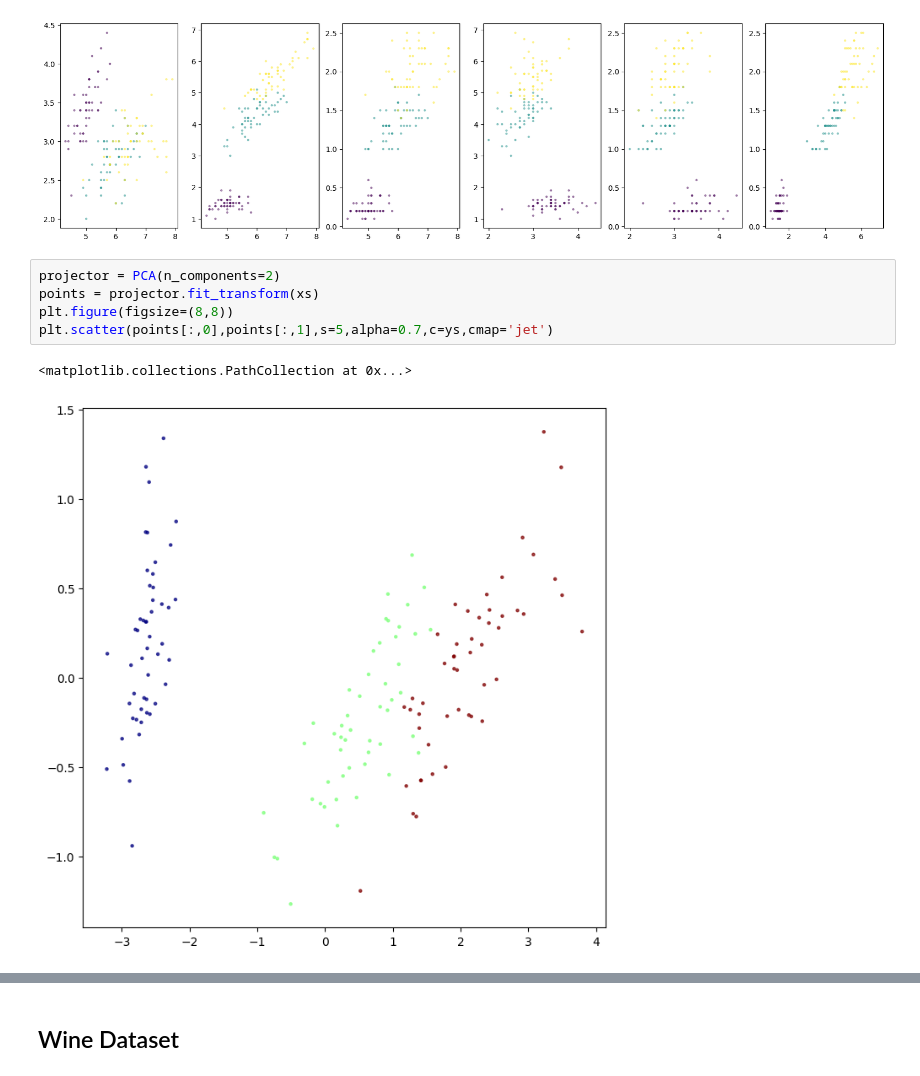
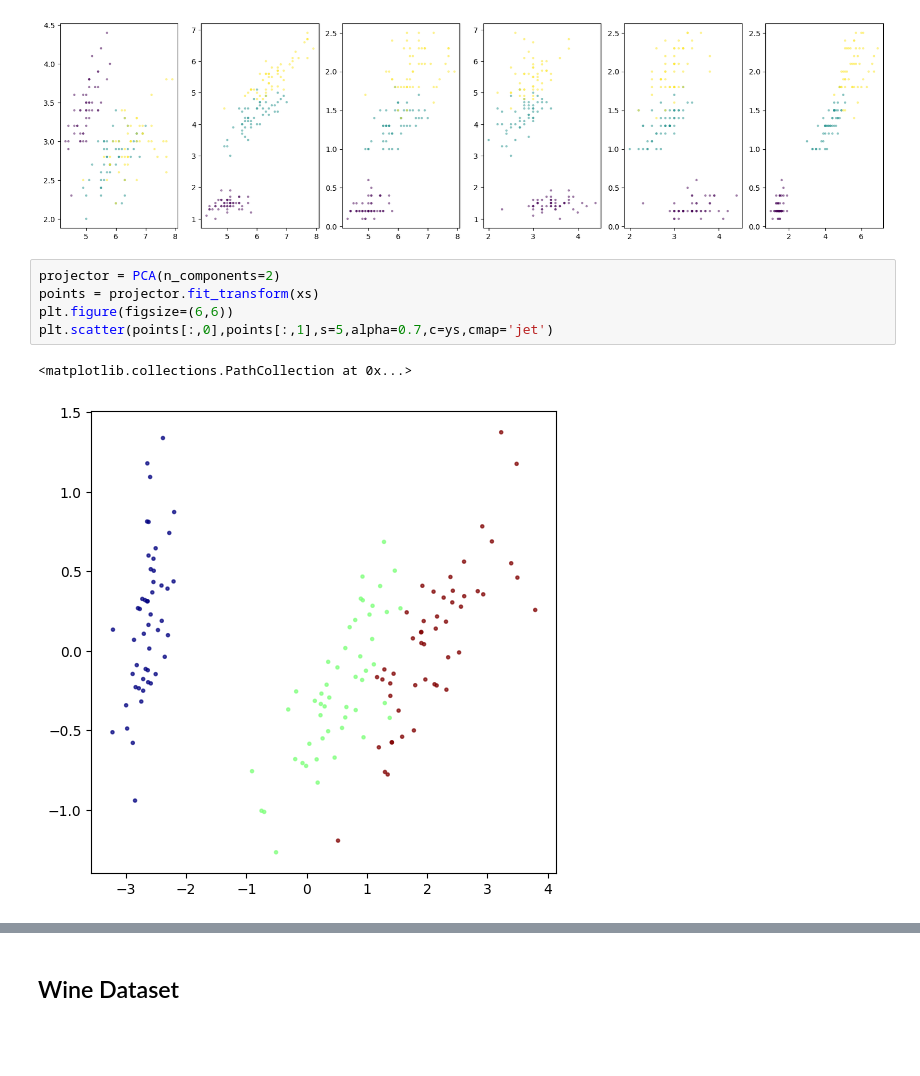
Before and after one commit to kaygun/2022-Fall-381E, a Jupyter notebook: lecture-07.ipynb, the cells around one changed output, grey strips where cells are left out. Saved outputs shown, nothing was run; the diff lists cells and outputs as text; blank space fills up the shorter version.

```diff
--- a/lecture-07.ipynb
+++ b/lecture-07.ipynb
@@ -96,11 +83,11 @@ for i,(j,k) in enumerate(pairs):
 # %%
 projector = PCA(n_components=2)
 points = projector.fit_transform(xs)
-plt.figure(figsize=(8,8))
+plt.figure(figsize=(6,6))
 plt.scatter(points[:,0],points[:,1],s=5,alpha=0.7,c=ys,cmap='jet')
 # %% [output]
 <matplotlib.collections.PathCollection at 0x...>
-[figure, old version]
+[figure, new version]
 # %%
 projector = LDA(n_components=2)
 points = projector.fit_transform(xs,ys)
```
Also changed, not shown: parts of 13 cells of this notebook.
